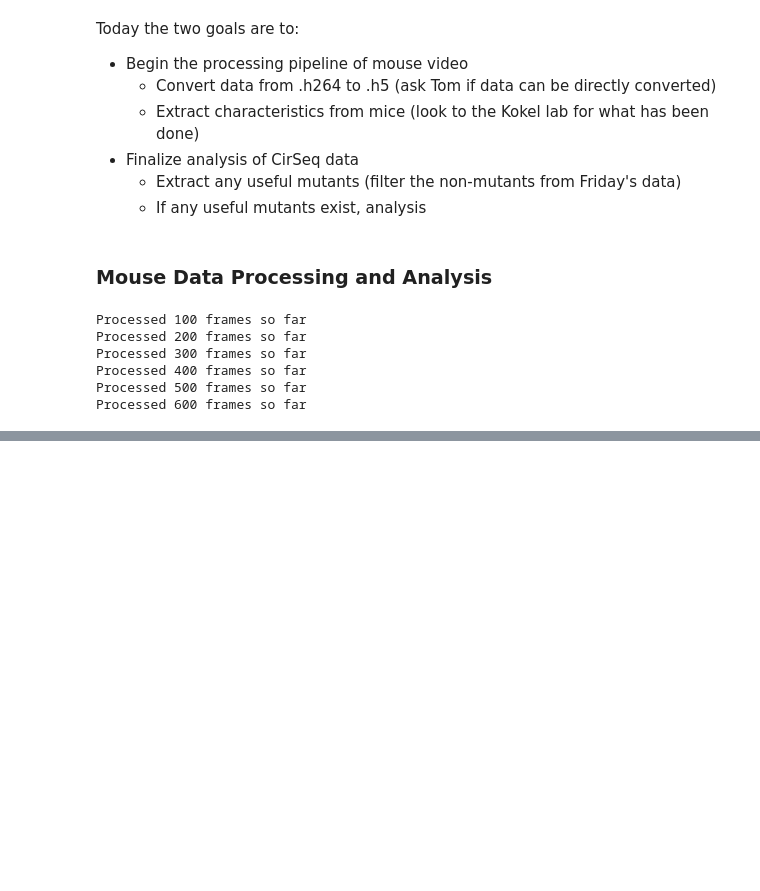
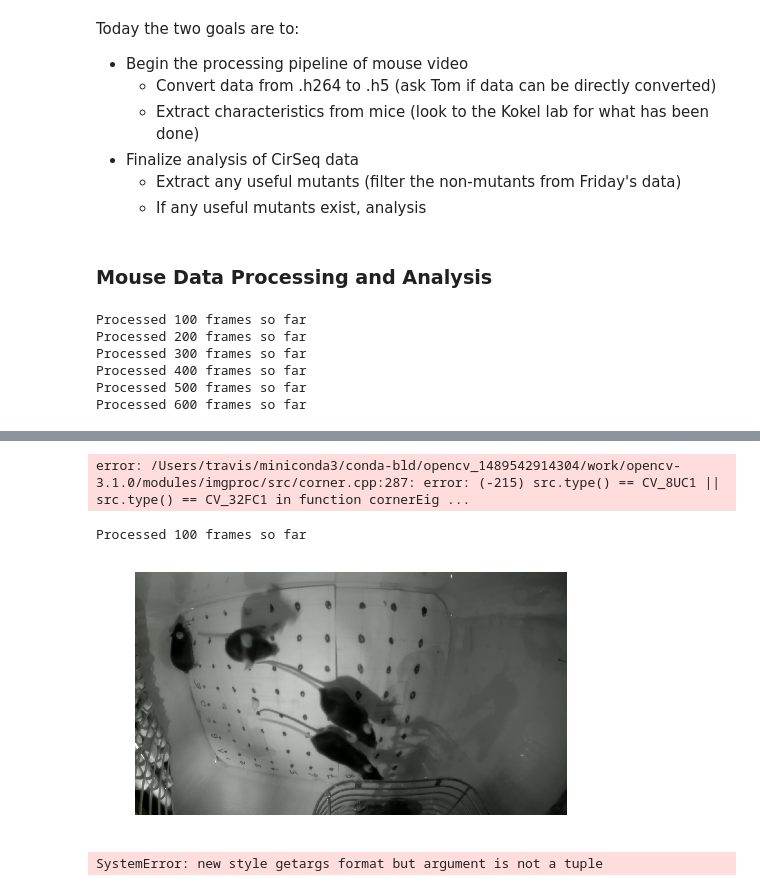
Before and after one commit to adamcatching/Polio_DIPS, a Jupyter notebook: notebook/2018_07/2018_07_09.ipynb, the cells around one changed output, grey strips where cells are left out. Drawn from its saved outputs; the diff is of its cells as text; code cells hidden in the pictures; blank space fills up the shorter version.

```diff
--- a/notebook/2018_07/2018_07_09.ipynb
+++ b/notebook/2018_07/2018_07_09.ipynb
@@ -57,0 +56,40 @@ with h5py.File('../../data/test3.hdf5','w') as h5File:
+# %%
+gray = np.float32(frames[0])
+dst = cv2.cornerHarris(gray,2,3,0.04)
+dst = cv2.dilate(dst,None)
+plt.imshow(dst)
+# %% [output]
+error: /Users/travis/miniconda3/conda-bld/opencv_1489542914304/work/opencv-3.1.0/modules/imgproc/src/corner.cpp:287: error: (-215) src.type() == CV_8UC1 || src.type() == CV_32FC1 in function cornerEig ...
+# %%
+# Read in the distortion image
+# Read in the converted .h264 -> .m4v, convert to array of frames
+test_frames = []
+cap = skvideo.io.vreader('../../data/Distortion_test_4mice.m4v')
+
+it = 0
+while True:
+    try:
+        image = next(cap)
+        test_frames.append(image)
+        it += 1
+        if (it % 100 == 0):
+            print('Processed %d frames so far' % (it))
+    except:
+        break
+# %% [output]
+Processed 100 frames so far
+# %%
+# Display the first frame
+test_frame = test_frames[90]#[:, 0:500]
+#fig, ax = plt.subplots(1, 1, figsize=(19.20, 10.80))
+fig = plt.figure(frameon=False)
+ax = plt.Axes(fig, [0., 0., 1., 1.])
+ax.set_axis_off()
+fig.add_axes(ax)
+ax.imshow(test_frame)
+#myFig = plt.figure()
+plt.tight_layout()
+plt.savefig('../../data/mouse_image_1.png', dpi=320)
+plt.show()
+# %% [output]
+[figure, added]
@@ -57,0 +117,5 @@ with h5py.File('../../data/test3.hdf5','w') as h5File:
+# %%
+#dot_tuple = [np.array([tuple(x) for x in np_dot_list])]
+ret, mtx, dist, rvecs, tvecs = cv2.calibrateCamera(objpoints, imgpoints, test_frame,None,None)
+# %% [output]
+SystemError: new style getargs format but argument is not a tuple
```
Also changed, not shown: parts of 5 cells of this notebook.
